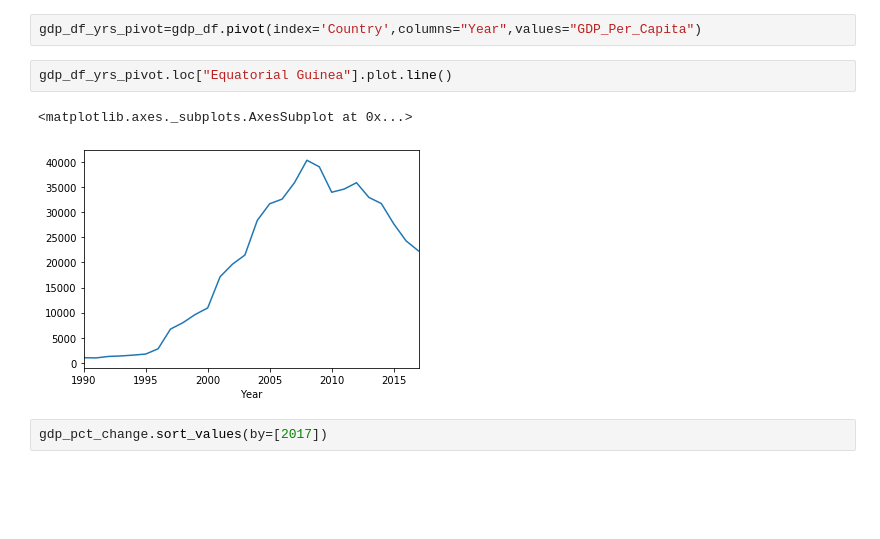
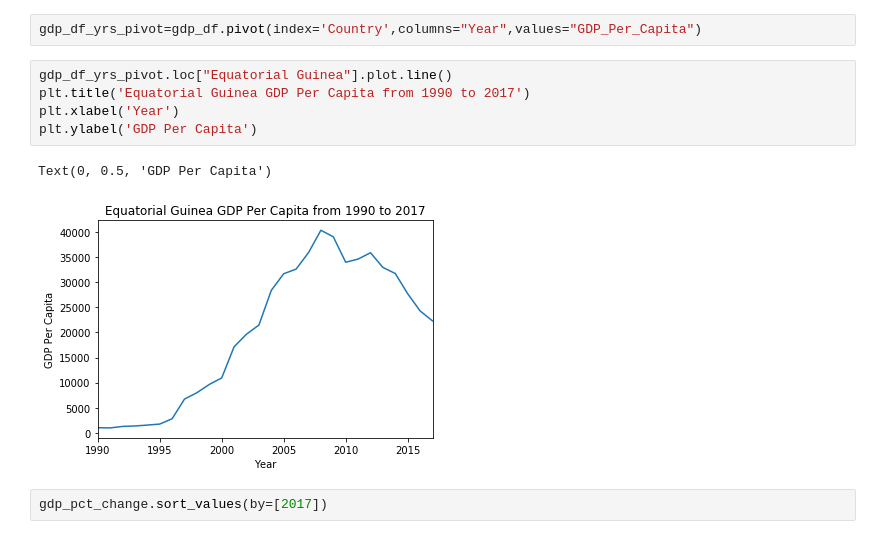
Before and after one commit to brittany-city/un_exploration, a Jupyter notebook: UN_Data_Exploration.ipynb, the cells around one changed output. Drawn from its saved outputs; the diff is of its cells as text; blank space fills up the shorter version.

```diff
--- a/UN_Data_Exploration.ipynb
+++ b/UN_Data_Exploration.ipynb
@@ -347,11 +350,14 @@ Year
 dtype: object
 # %%
 gdp_df_yrs_pivot=gdp_df.pivot(index='Country',columns="Year",values="GDP_Per_Capita")
-# %%
-gdp_df_yrs_pivot.loc["Equatorial Guinea"].plot.line()
-# %% [output]
-<matplotlib.axes._subplots.AxesSubplot at 0x...>
-[figure, removed]
+# %%
+gdp_df_yrs_pivot.loc["Equatorial Guinea"].plot.line()
+plt.title('Equatorial Guinea GDP Per Capita from 1990 to 2017')
+plt.xlabel('Year')
+plt.ylabel('GDP Per Capita')
+# %% [output]
+Text(0, 0.5, 'GDP Per Capita')
+[figure, added]
 # %%
 gdp_pct_change.sort_values(by=[2017])
 # %% [output]
```
Also changed, not shown: parts of 27 cells of this notebook.
